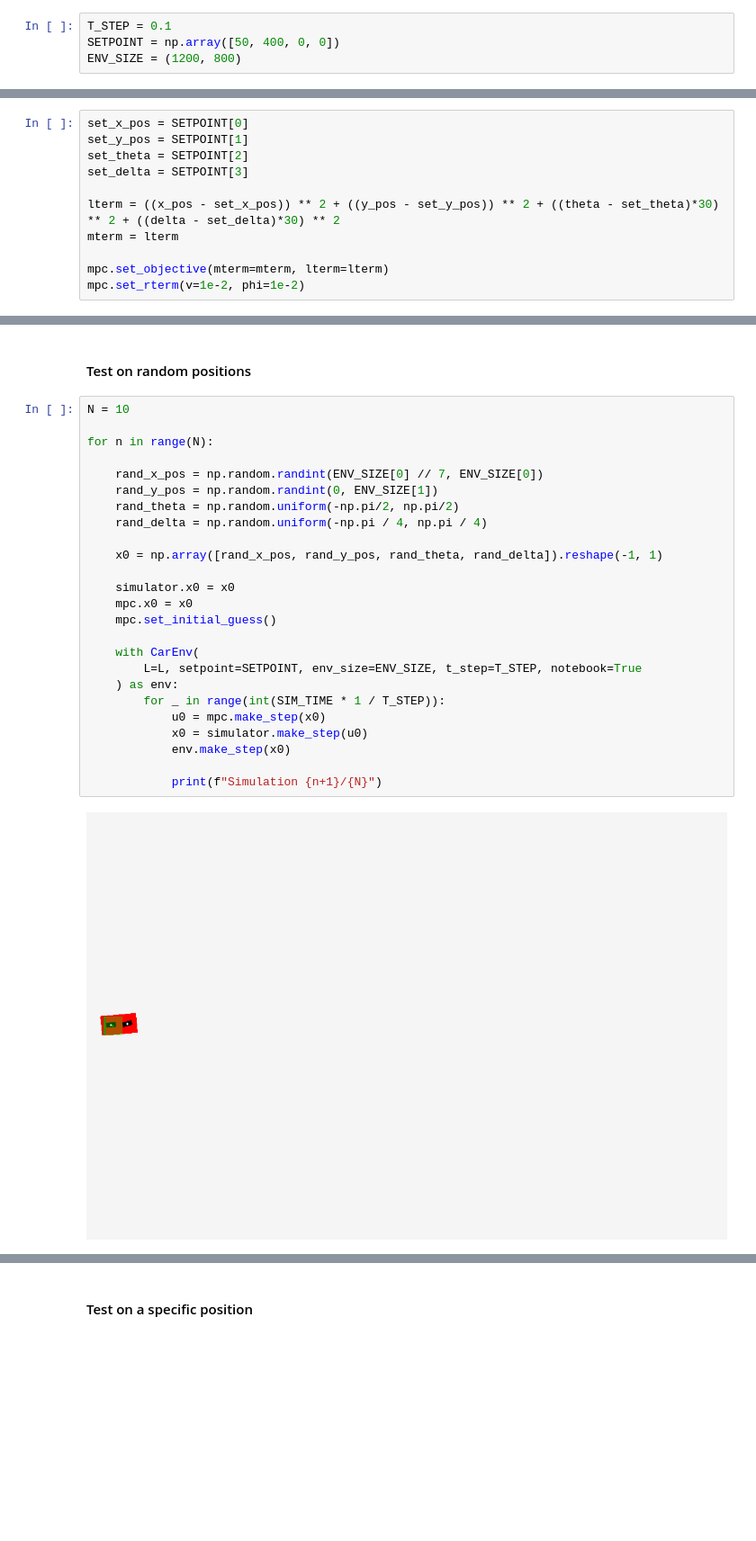
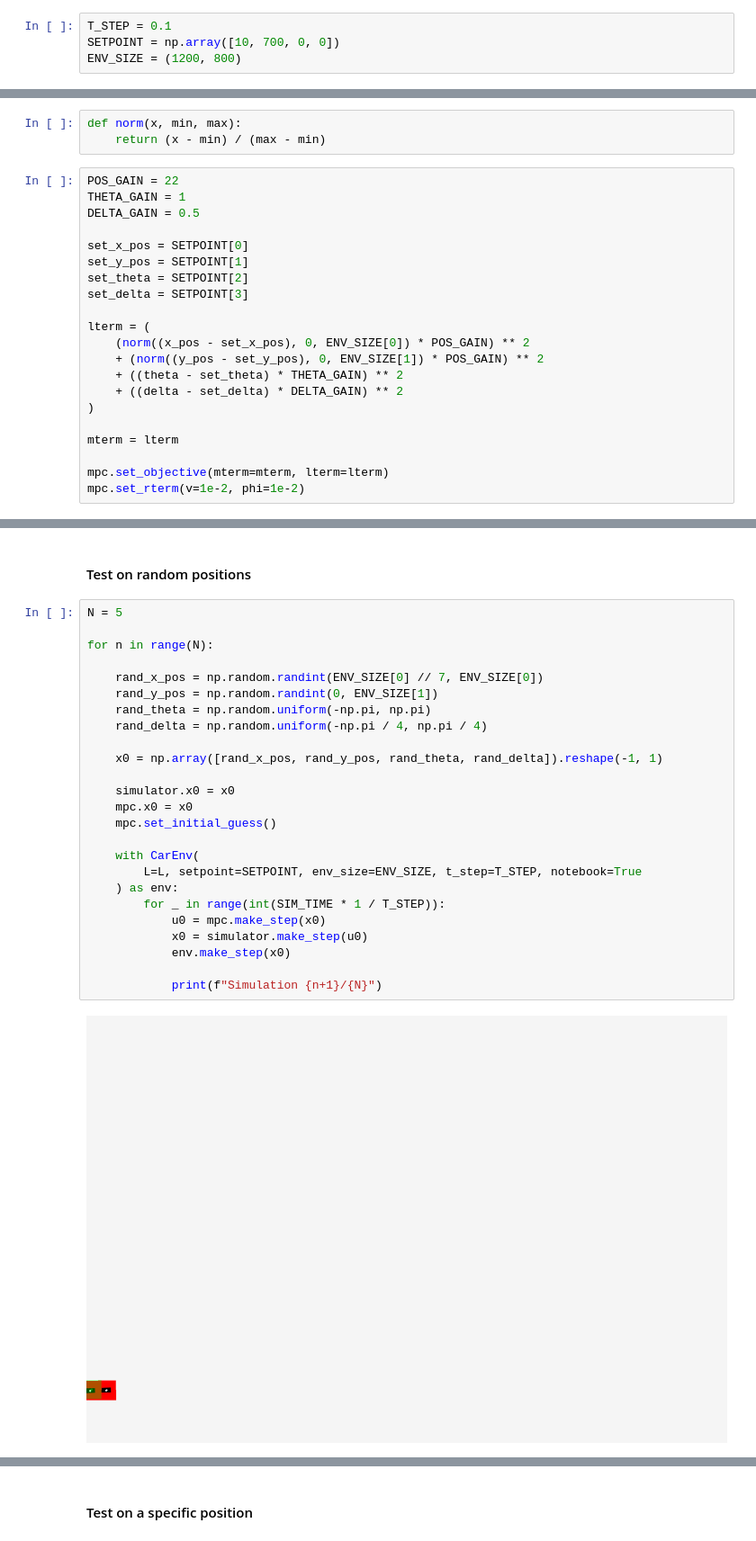
Before and after one commit to KozAAAAA/car_mpc, a Jupyter notebook: kinematic_bicycle_mpc.ipynb, the cells around one changed output, grey strips where cells are left out. Shown: that part at 90% size. Saved outputs shown, nothing was run; the diff lists cells and outputs as text; blank space fills up the shorter version.

Commit message:
Add requirements.txt file, Modify the objective to normalize x and y pos, Add gains for each state

```diff
--- a/kinematic_bicycle_mpc.ipynb
+++ b/kinematic_bicycle_mpc.ipynb
@@ -12,7 +10,7 @@ from carenv import CarEnv
 mpl.rcParams['axes.grid'] = True
 # %%
 T_STEP = 0.1
-SETPOINT = np.array([50, 400, 0, 0])
+SETPOINT = np.array([10, 700, 0, 0])
 ENV_SIZE = (1200, 800)
 # %% [markdown]
 ## Configure the model
@@ -73,13 +71,26 @@ mpc.set_param(
     n_robust = 1,
     store_full_solution = True,
 )
+# %%
+def norm(x, min, max):
+    return (x - min) / (max - min)
 # %%
+POS_GAIN = 22
+THETA_GAIN = 1
+DELTA_GAIN = 0.5
+
 set_x_pos = SETPOINT[0]
 set_y_pos = SETPOINT[1]
 set_theta = SETPOINT[2]
 set_delta = SETPOINT[3]
 
-lterm = ((x_pos - set_x_pos)) ** 2 + ((y_pos - set_y_pos)) ** 2 + ((theta - set_theta)*30) ** 2 + ((delta - set_delta)*30) ** 2
+lterm = (
+    (norm((x_pos - set_x_pos), 0, ENV_SIZE[0]) * POS_GAIN) ** 2
+    + (norm((y_pos - set_y_pos), 0, ENV_SIZE[1]) * POS_GAIN) ** 2
+    + ((theta - set_theta) * THETA_GAIN) ** 2
+    + ((delta - set_delta) * DELTA_GAIN) ** 2
+)
+
 mterm = lterm
 
 mpc.set_objective(mterm=mterm, lterm=lterm)
@@ -147,29 +158,29 @@ SIM_TIME = 10
 # %% [markdown]
 #### Test on random positions
 # %%
-N = 10
+N = 5
 
 for n in range(N):
 
     rand_x_pos = np.random.randint(ENV_SIZE[0] // 7, ENV_SIZE[0])
     rand_y_pos = np.random.randint(0, ENV_SIZE[1])
-    rand_theta = np.random.uniform(-np.pi/2, np.pi/2)
+    rand_theta = np.random.uniform(-np.pi, np.pi)
     rand_delta = np.random.uniform(-np.pi / 4, np.pi / 4)
 
     x0 = np.array([rand_x_pos, rand_y_pos, rand_theta, rand_delta]).reshape(-1, 1)
 
     simulator.x0 = x0
     mpc.x0 = x0
     mpc.set_initial_guess()
 
     with CarEnv(
         L=L, setpoint=SETPOINT, env_size=ENV_SIZE, t_step=T_STEP, notebook=True
     ) as env:
         for _ in range(int(SIM_TIME * 1 / T_STEP)):
             u0 = mpc.make_step(x0)
             x0 = simulator.make_step(u0)
             env.make_step(x0)
 
             print(f"Simulation {n+1}/{N}")
 # %% [output]
-[figure, old version]
+[figure, new version]
```
Also changed, not shown: parts of 4 cells of this notebook, 2 other files.
